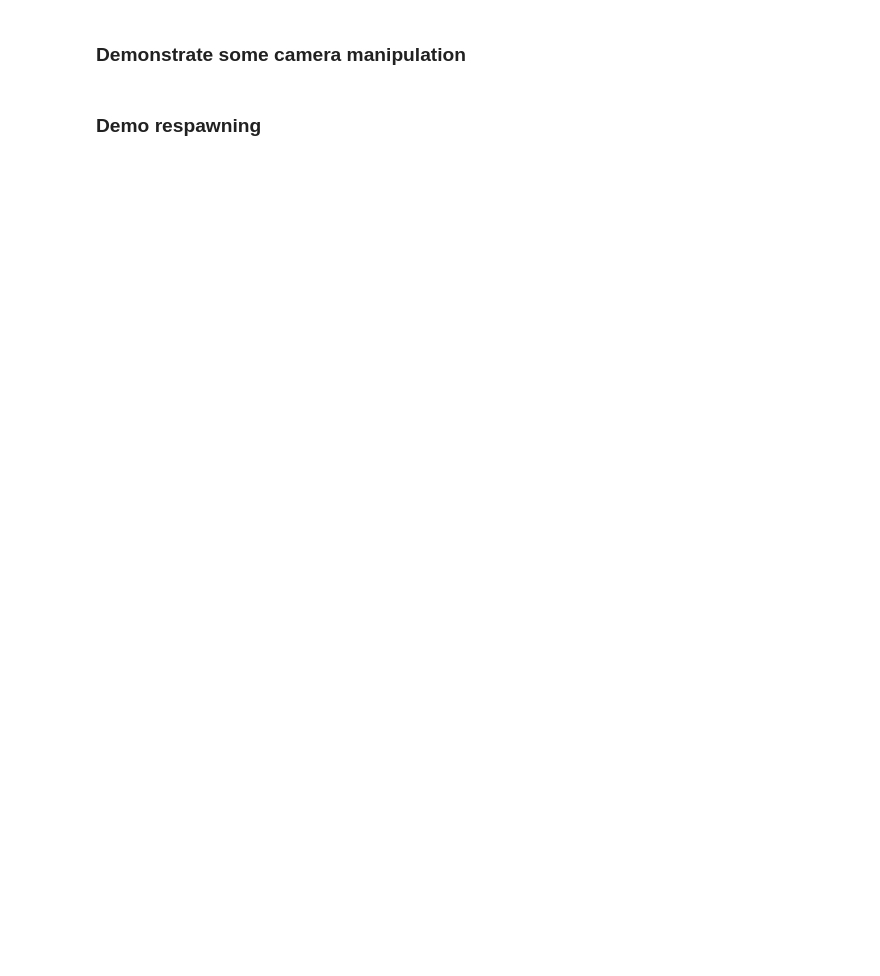
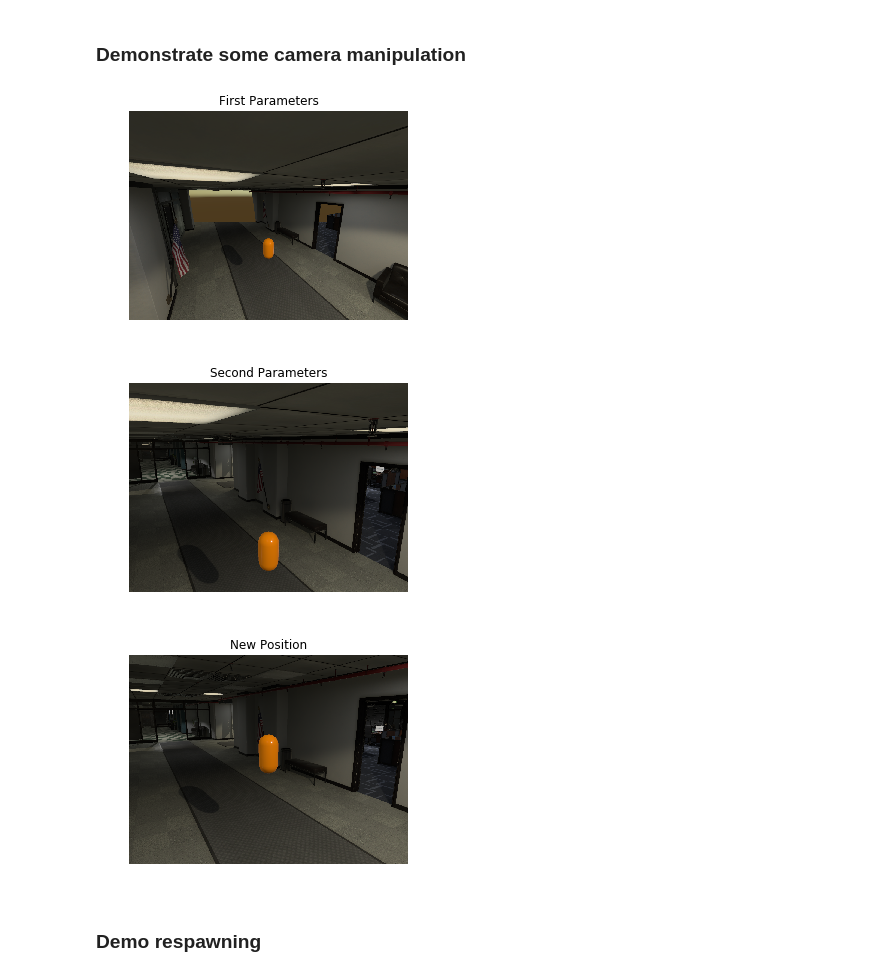
Before and after one commit to MIT-TESSE/tesse-interface, a Jupyter notebook: python-demonstration.ipynb, the cells around one changed output. Saved outputs shown, nothing was run; the diff lists cells and outputs as text; code cells hidden in the pictures; blank space fills up the shorter version.

Commit message:
Update camera manipulation demo. Added cells for spawning and destroying objects into scene.

```diff
--- a/python-demonstration.ipynb
+++ b/python-demonstration.ipynb
@@ -106,25 +139,29 @@ if response is not None:
 # %% [markdown]
 ### Demonstrate some camera manipulation
 # %%
-# Reset 3rd person view to default
-_ = env.request(SetCameraParametersRequest(768, 1024, 90, Camera.THIRD_PERSON))
+# Reset 3rd person view
+_ = env.request(SetCameraParametersRequest(768, 1024, 90, .05, 10, Camera.THIRD_PERSON))
 _ = env.request(SetCameraPositionRequest(0, 1.319, -2.258, Camera.THIRD_PERSON))
 response = env.request(DataRequest(cameras=[(Camera.THIRD_PERSON, Compression.OFF, Channels.THREE)]))
 if response is not None:
-    plot(response, 'default')
+    plot(response, 'First Parameters')
 
 # Change the parameters and get the camera
-_ = env.request(SetCameraParametersRequest(768, 1024, 55, Camera.THIRD_PERSON))
+_ = env.request(SetCameraParametersRequest(768, 1024, 55, .3, 50, Camera.THIRD_PERSON))
 response = env.request(DataRequest(cameras=[(Camera.THIRD_PERSON, Compression.OFF, Channels.THREE)]))
 if response is not None:
-    plot(response, 'change fov')
+    plot(response, 'Second Parameters')
 
 
 # Change the position and get the camera
-_ = env.request(SetCameraPositionRequest(0, 3, -5.5, Camera.THIRD_PERSON))
+_ = env.request(SetCameraPositionRequest(0, 0.5, -2.5, Camera.THIRD_PERSON))
 response = env.request(DataRequest(cameras=[(Camera.THIRD_PERSON, Compression.OFF, Channels.THREE)]))
 if response is not None:
-    plot(response, 'change position')
+    plot(response, 'New Position')
+# %% [output]
+[figure, added]
+[figure, added]
+[figure, added]
 # %% [markdown]
 ### Demo respawning
 # %%
```
Also changed, not shown: parts of 14 cells of this notebook.
